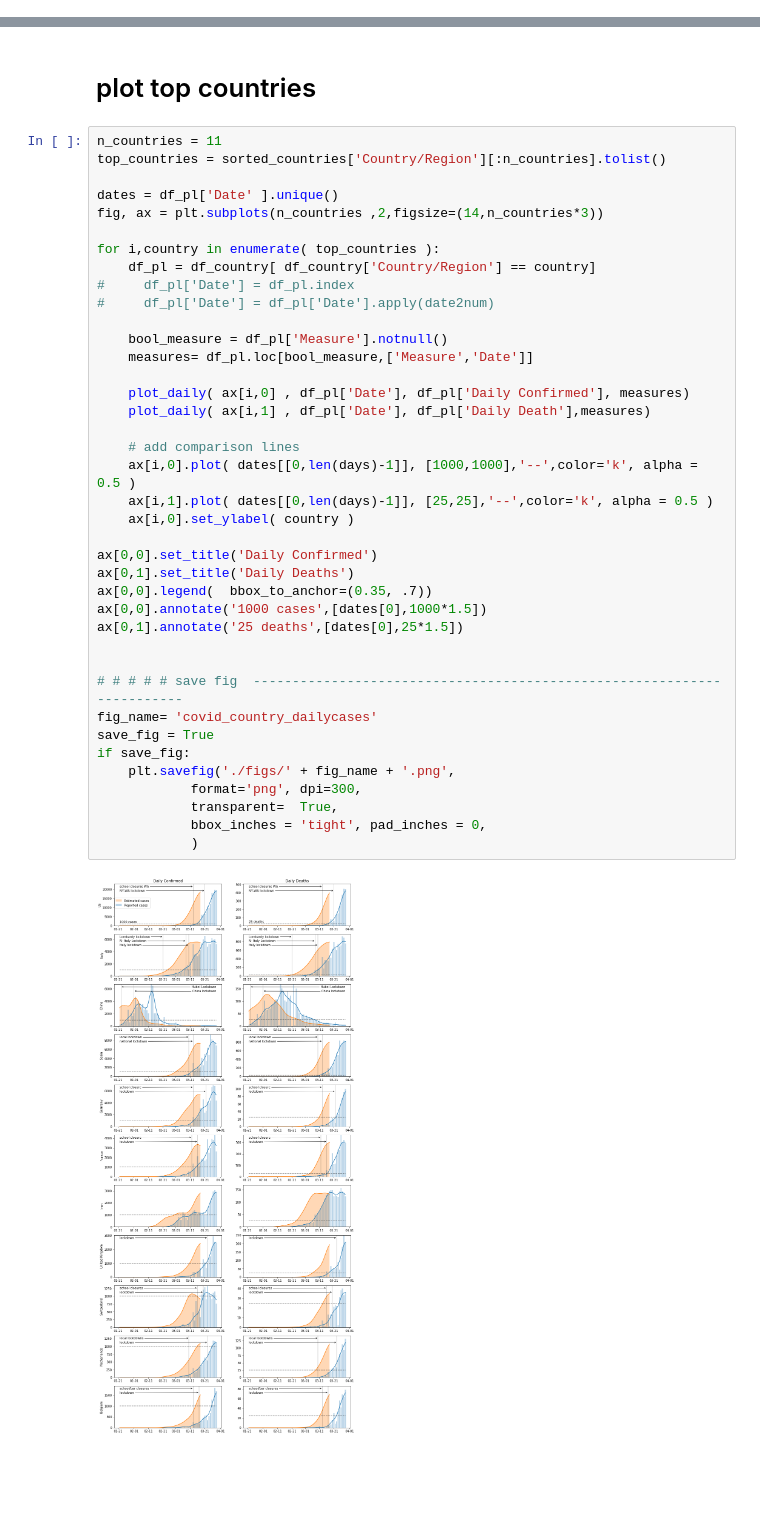
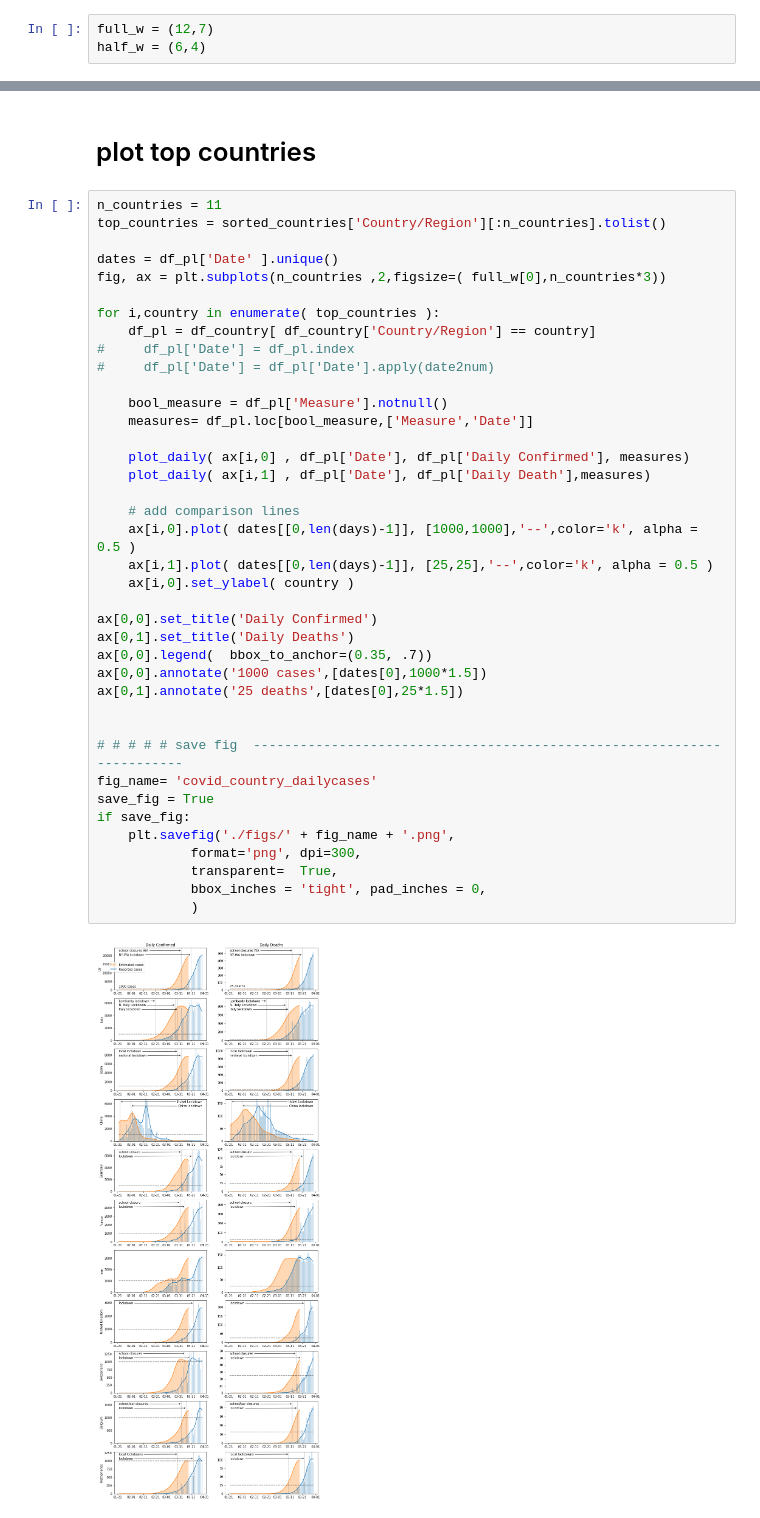
Before and after one commit to tlmohren/Covid19_analysis, a Jupyter notebook: JHUdata_country_daily.ipynb, the cells around one changed output, grey strips where cells are left out. Saved outputs shown, nothing was run; the diff lists cells and outputs as text; blank space fills up the shorter version.

```diff
--- a/JHUdata_country_daily.ipynb
+++ b/JHUdata_country_daily.ipynb
@@ -14,3 +16,6 @@ import JHUprocessing as jp
+# %%
+full_w = (12,7)
+half_w = (6,4)
 # %% [markdown]
 # function to merge csv's
 # %%
@@ -176,7 +181,7 @@ n_countries = 11
 top_countries = sorted_countries['Country/Region'][:n_countries].tolist()
 
 dates = df_pl['Date' ].unique()
-fig, ax = plt.subplots(n_countries ,2,figsize=(14,n_countries*3))
+fig, ax = plt.subplots(n_countries ,2,figsize=( full_w[0],n_countries*3))
 
 for i,country in enumerate( top_countries ):
     df_pl = df_country[ df_country['Country/Region'] == country]
@@ -184,31 +189,31 @@ for i,country in enumerate( top_countries ):
 #     df_pl['Date'] = df_pl['Date'].apply(date2num)
 
     bool_measure = df_pl['Measure'].notnull()
     measures= df_pl.loc[bool_measure,['Measure','Date']]
 
     plot_daily( ax[i,0] , df_pl['Date'], df_pl['Daily Confirmed'], measures)
     plot_daily( ax[i,1] , df_pl['Date'], df_pl['Daily Death'],measures)
 
     # add comparison lines
     ax[i,0].plot( dates[[0,len(days)-1]], [1000,1000],'--',color='k', alpha = 0.5 )
     ax[i,1].plot( dates[[0,len(days)-1]], [25,25],'--',color='k', alpha = 0.5 )
     ax[i,0].set_ylabel( country )
 
 ax[0,0].set_title('Daily Confirmed')
 ax[0,1].set_title('Daily Deaths')
 ax[0,0].legend(  bbox_to_anchor=(0.35, .7))
 ax[0,0].annotate('1000 cases',[dates[0],1000*1.5])
 ax[0,1].annotate('25 deaths',[dates[0],25*1.5])
 
 
 # # # # # save fig  -----------------------------------------------------------------------
 fig_name= 'covid_country_dailycases'
 save_fig = True
 if save_fig:
     plt.savefig('./figs/' + fig_name + '.png',
             format='png', dpi=300,
             transparent=  True,
             bbox_inches = 'tight', pad_inches = 0,
             )
 # %% [output]
-[figure, old version]
+[figure, new version]
```
Also changed, not shown: parts of 3 cells of this notebook, 19 other files.
